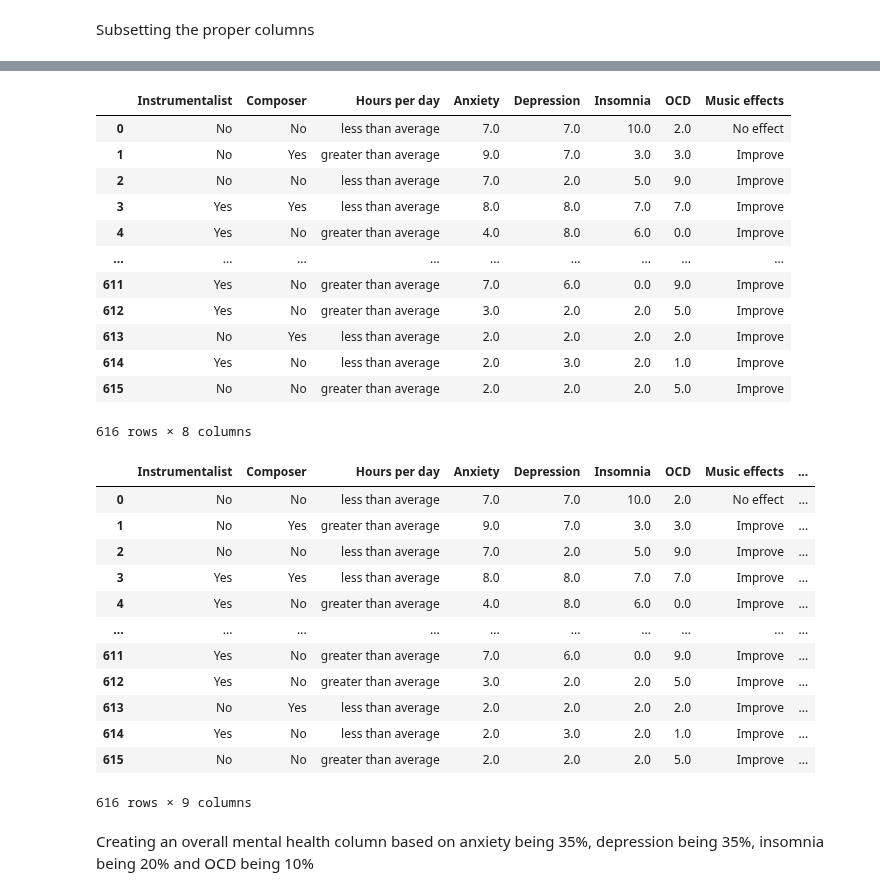
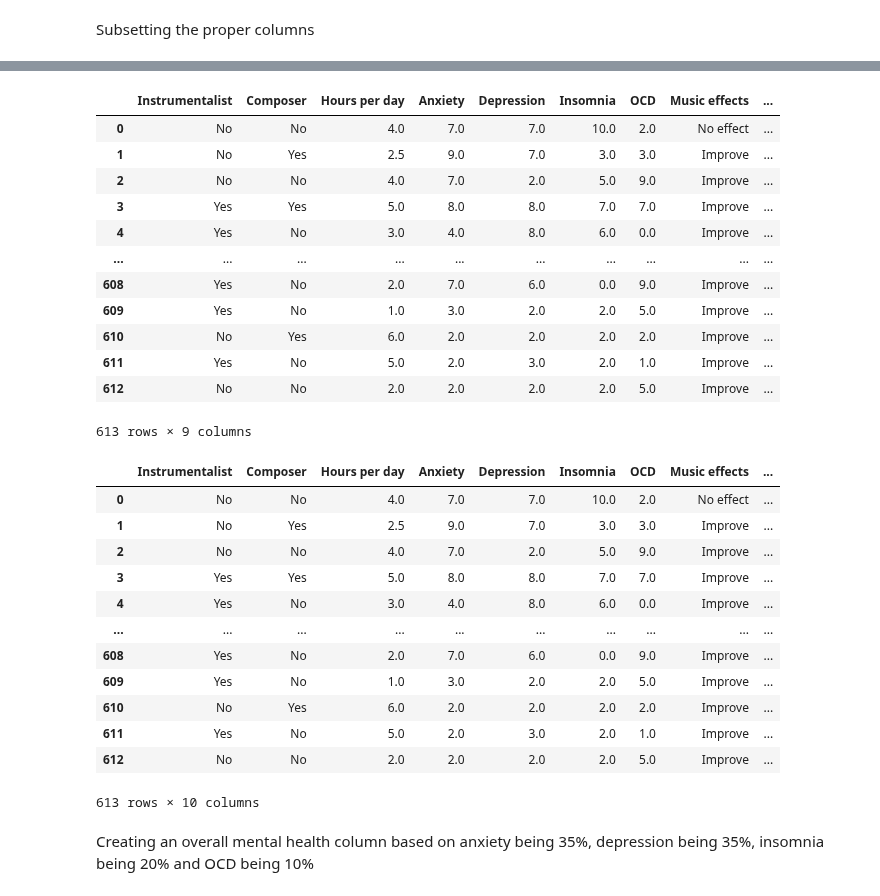
Before and after one commit to ubco-W2022T2-data301/project-group-group12, a Jupyter notebook: analysis/analysis1.ipynb, the cells around one changed output, grey strips where cells are left out. Saved outputs shown, nothing was run; the diff lists cells and outputs as text; code cells hidden in the pictures.

```diff
--- a/analysis/analysis1.ipynb
+++ b/analysis/analysis1.ipynb
@@ -25,7 +25,7 @@ To Do:
 Creating the dataframe
 # %%
 dataset=pd.read_csv('../data/raw/music_therapy_and_mental_health_survey_results (1).csv')
-dataset=dataset.dropna().reset_index()
+dataset=dataset.dropna().reset_index(drop=True)
 # %% [markdown]
 Subsetting the proper columns
 # %%
@@ -34,0 +44,3 @@ First, the hours per day must be edited into categorical data. To do this, the a
+# %%
+dataset=dataset.drop([13,307,579]).reset_index(drop=True)
+dataset
@@ -35,20 +61,20 @@ First, the hours per day must be edited into categorical data. To do this, the a
 # %%
-dataset['Hours per day'] = dataset['Hours per day'].apply(lambda x: "greater than average" if x<dataset['Hours per day'].mean() else "less than average")
+dataset['Hours per day (%)'] = dataset['Hours per day'].apply(lambda x: ((x-dataset['Hours per day'].mean())/(dataset['Hours per day'].std())+1)/2*100)
 dataset
 # %% [output]
-|  | Instrumentalist | Composer | Hours per day | Anxiety | Depression | Insomnia | OCD | Music effects |
-| 0 | No | No | less than average | 7.0 | 7.0 | 10.0 | 2.0 | No effect |
-| 1 | No | Yes | greater than average | 9.0 | 7.0 | 3.0 | 3.0 | Improve |
-| 2 | No | No | less than average | 7.0 | 2.0 | 5.0 | 9.0 | Improve |
-| 3 | Yes | Yes | less than average | 8.0 | 8.0 | 7.0 | 7.0 | Improve |
-| 4 | Yes | No | greater than average | 4.0 | 8.0 | 6.0 | 0.0 | Improve |
-| ... | ... | ... | ... | ... | ... | ... | ... | ... |
-| 611 | Yes | No | greater than average | 7.0 | 6.0 | 0.0 | 9.0 | Improve |
-| 612 | Yes | No | greater than average | 3.0 | 2.0 | 2.0 | 5.0 | Improve |
-| 613 | No | Yes | less than average | 2.0 | 2.0 | 2.0 | 2.0 | Improve |
-| 614 | Yes | No | less than average | 2.0 | 3.0 | 2.0 | 1.0 | Improve |
-| 615 | No | No | greater than average | 2.0 | 2.0 | 2.0 | 5.0 | Improve |
+|  | Instrumentalist | Composer | Hours per day | Anxiety | Depression | Insomnia | OCD | Music effects | ... |
+| 0 | No | No | 4.0 | 7.0 | 7.0 | 10.0 | 2.0 | No effect | ... |
+| 1 | No | Yes | 2.5 | 9.0 | 7.0 | 3.0 | 3.0 | Improve | ... |
+| 2 | No | No | 4.0 | 7.0 | 2.0 | 5.0 | 9.0 | Improve | ... |
+| 3 | Yes | Yes | 5.0 | 8.0 | 8.0 | 7.0 | 7.0 | Improve | ... |
+| 4 | Yes | No | 3.0 | 4.0 | 8.0 | 6.0 | 0.0 | Improve | ... |
+| ... | ... | ... | ... | ... | ... | ... | ... | ... | ... |
+| 608 | Yes | No | 2.0 | 7.0 | 6.0 | 0.0 | 9.0 | Improve | ... |
+| 609 | Yes | No | 1.0 | 3.0 | 2.0 | 2.0 | 5.0 | Improve | ... |
+| 610 | No | Yes | 6.0 | 2.0 | 2.0 | 2.0 | 2.0 | Improve | ... |
+| 611 | Yes | No | 5.0 | 2.0 | 3.0 | 2.0 | 1.0 | Improve | ... |
+| 612 | No | No | 2.0 | 2.0 | 2.0 | 2.0 | 5.0 | Improve | ... |
-616 rows × 8 columns
+613 rows × 9 columns
 # %%
 def type_of_music(x):
     '''
@@ -67,18 +93,18 @@ dataset['Music Participation']= dataset.apply(type_of_music, axis="columns")
 dataset
 # %% [output]
 |  | Instrumentalist | Composer | Hours per day | Anxiety | Depression | Insomnia | OCD | Music effects | ... |
-| 0 | No | No | less than average | 7.0 | 7.0 | 10.0 | 2.0 | No effect | ... |
-| 1 | No | Yes | greater than average | 9.0 | 7.0 | 3.0 | 3.0 | Improve | ... |
-| 2 | No | No | less than average | 7.0 | 2.0 | 5.0 | 9.0 | Improve | ... |
-| 3 | Yes | Yes | less than average | 8.0 | 8.0 | 7.0 | 7.0 | Improve | ... |
-| 4 | Yes | No | greater than average | 4.0 | 8.0 | 6.0 | 0.0 | Improve | ... |
+| 0 | No | No | 4.0 | 7.0 | 7.0 | 10.0 | 2.0 | No effect | ... |
+| 1 | No | Yes | 2.5 | 9.0 | 7.0 | 3.0 | 3.0 | Improve | ... |
+| 2 | No | No | 4.0 | 7.0 | 2.0 | 5.0 | 9.0 | Improve | ... |
+| 3 | Yes | Yes | 5.0 | 8.0 | 8.0 | 7.0 | 7.0 | Improve | ... |
+| 4 | Yes | No | 3.0 | 4.0 | 8.0 | 6.0 | 0.0 | Improve | ... |
 | ... | ... | ... | ... | ... | ... | ... | ... | ... | ... |
-| 611 | Yes | No | greater than average | 7.0 | 6.0 | 0.0 | 9.0 | Improve | ... |
-| 612 | Yes | No | greater than average | 3.0 | 2.0 | 2.0 | 5.0 | Improve | ... |
-| 613 | No | Yes | less than average | 2.0 | 2.0 | 2.0 | 2.0 | Improve | ... |
-| 614 | Yes | No | less than average | 2.0 | 3.0 | 2.0 | 1.0 | Improve | ... |
-| 615 | No | No | greater than average | 2.0 | 2.0 | 2.0 | 5.0 | Improve | ... |
+| 608 | Yes | No | 2.0 | 7.0 | 6.0 | 0.0 | 9.0 | Improve | ... |
+| 609 | Yes | No | 1.0 | 3.0 | 2.0 | 2.0 | 5.0 | Improve | ... |
+| 610 | No | Yes | 6.0 | 2.0 | 2.0 | 2.0 | 2.0 | Improve | ... |
+| 611 | Yes | No | 5.0 | 2.0 | 3.0 | 2.0 | 1.0 | Improve | ... |
+| 612 | No | No | 2.0 | 2.0 | 2.0 | 2.0 | 5.0 | Improve | ... |
-616 rows × 9 columns
+613 rows × 10 columns
 # %% [markdown]
 Creating an overall mental health column based on anxiety being 35%, depression being 35%, insomnia being 20% and OCD being 10%
 # %%
```
Also changed, not shown: parts of 10 cells of this notebook.
